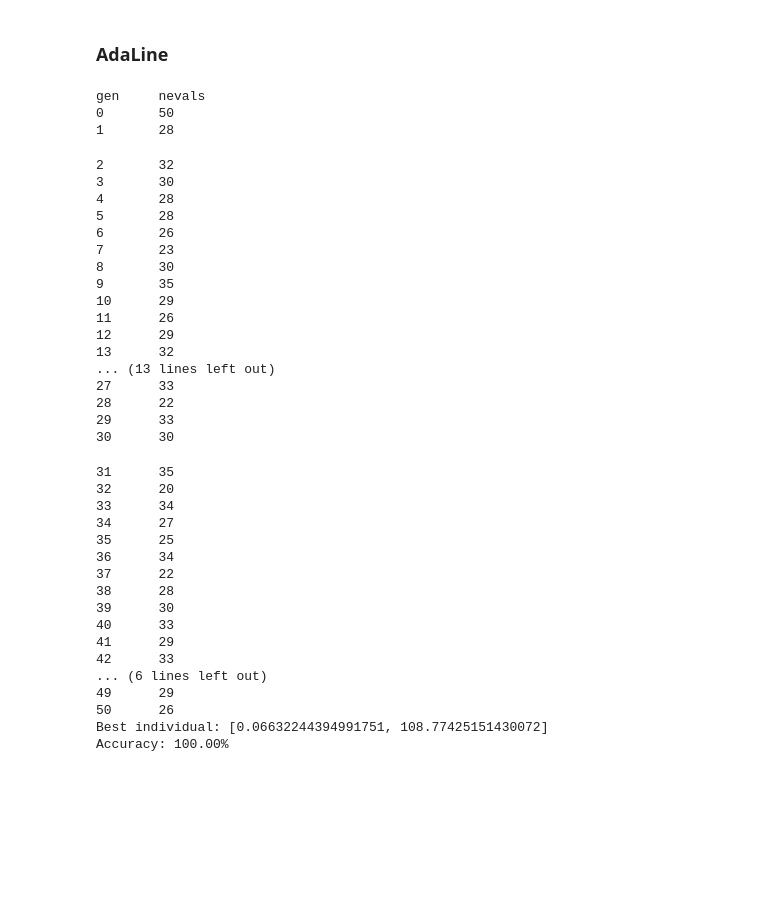
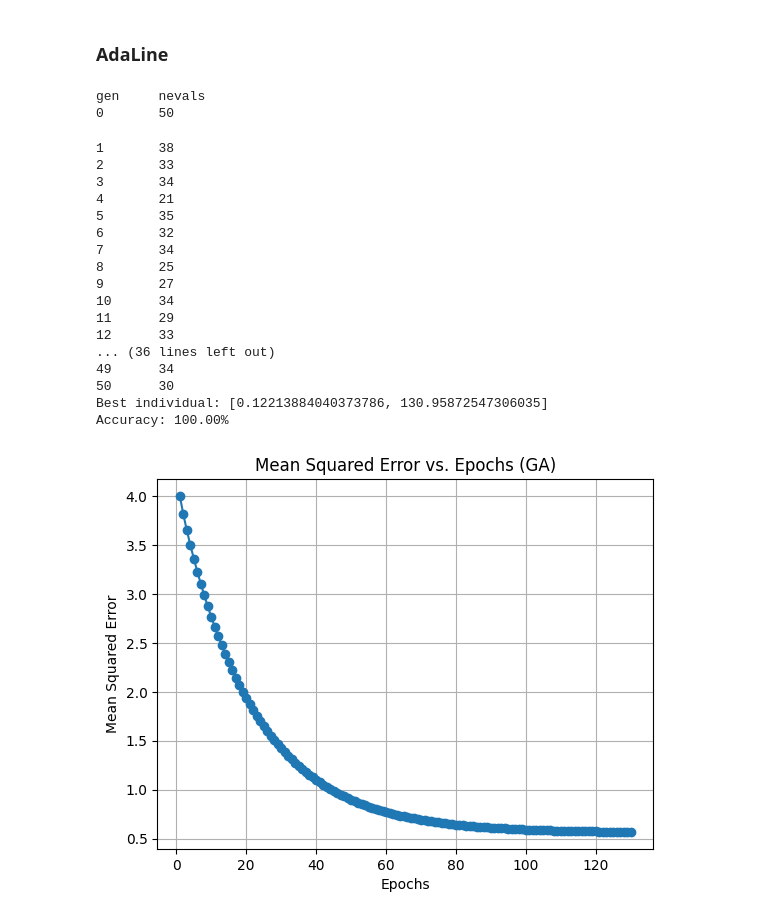
Before and after one commit to AndreChristianto/Ujian-Optimization, a Jupyter notebook: 01/1_b.ipynb, the cells around one changed output. Saved outputs shown, nothing was run; the diff lists cells and outputs as text; code cells hidden in the pictures; blank space fills up the shorter version.

```diff
--- a/01/1_b.ipynb
+++ b/01/1_b.ipynb
@@ -126,9 +118,6 @@ plt.show()
 # %% [markdown]
 ### AdaLine
 # %%
-from deap import algorithms, base, creator, tools
-import numpy as np
-
 # Define the fitness function
 def fitness_function(individual):
     adaline = AdalineGD(eta=individual[0], n_iter=int(individual[1]))
@@ -160,45 +149,37 @@ algorithms.eaSimple(population, toolbox, cxpb=0.5, mutpb=0.2, ngen=50, verbose=T
 # Get the best individual
 best_individual = tools.selBest(population, k=1)[0]
 print("Best individual:", best_individual)
-adaline = AdalineGD(eta=best_individual[0], n_iter=best_individual[1])
-adaline.fit(X, y)
-accuracy = adaline.accuracy(X, y)
-print(f'Accuracy: {accuracy:.2f}%')
+adaline_ga = AdalineGD(eta=best_individual[0], n_iter=best_individual[1])
+adaline_ga.fit(X, y)
+accuracy_ga = adaline_ga.accuracy(X, y)
+print(f'Accuracy: {accuracy_ga:.2f}%')
 # %% [output]
 gen     nevals
 0       50
-1       28
-2       32
-3       30
-4       28
-5       28
-6       26
-7       23
-8       30
-9       35
-10      29
-11      26
-12      29
-13      32
-... (13 lines left out)
-27      33
-28      22
-29      33
-30      30
+1       38
+2       33
+3       34
+4       21
+5       35
+6       32
+7       34
+8       25
+9       27
+10      34
+11      29
+12      33
+... (36 lines left out)
+49      34
+50      30
+Best individual: [0.12213884040373786, 130.95872547306035]
+Accuracy: 100.00%
-31      35
-32      20
-33      34
-34      27
-35      25
-36      34
-37      22
-38      28
-39      30
-40      33
-41      29
-42      33
-... (6 lines left out)
-49      29
-50      26
-Best individual: [0.06632244394991751, 108.77425151430072]
-Accuracy: 100.00%
+# %%
+# Plot MSE Curve for GA
+plt.plot(range(1, len(adaline_ga.cost_) + 1), adaline_ga.cost_, marker='o')
+plt.xlabel('Epochs')
+plt.ylabel('Mean Squared Error')
+plt.title('Mean Squared Error vs. Epochs (GA)')
+plt.grid()
+plt.show()
+# %% [output]
+[figure, added]
```
Also changed, not shown: parts of 15 cells of this notebook.
